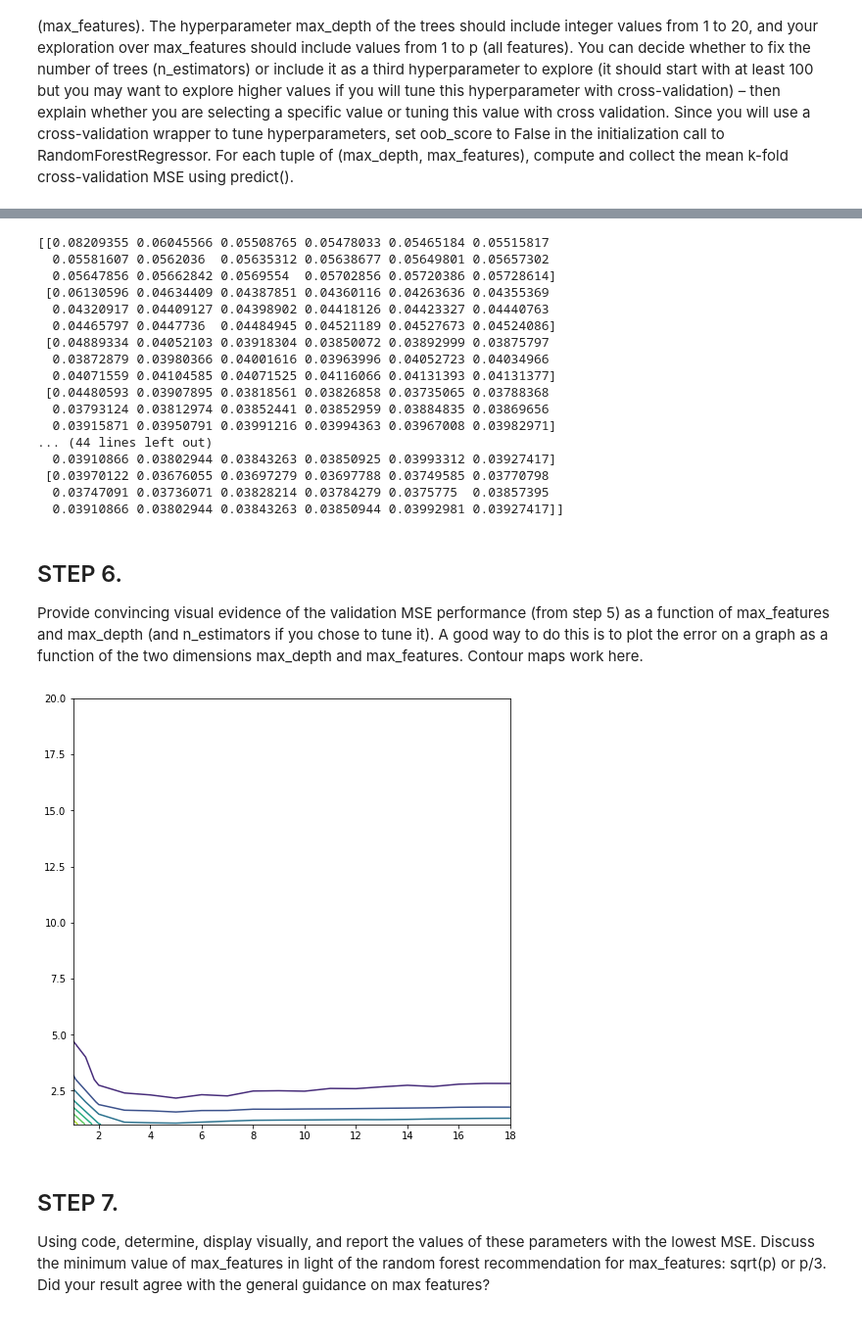
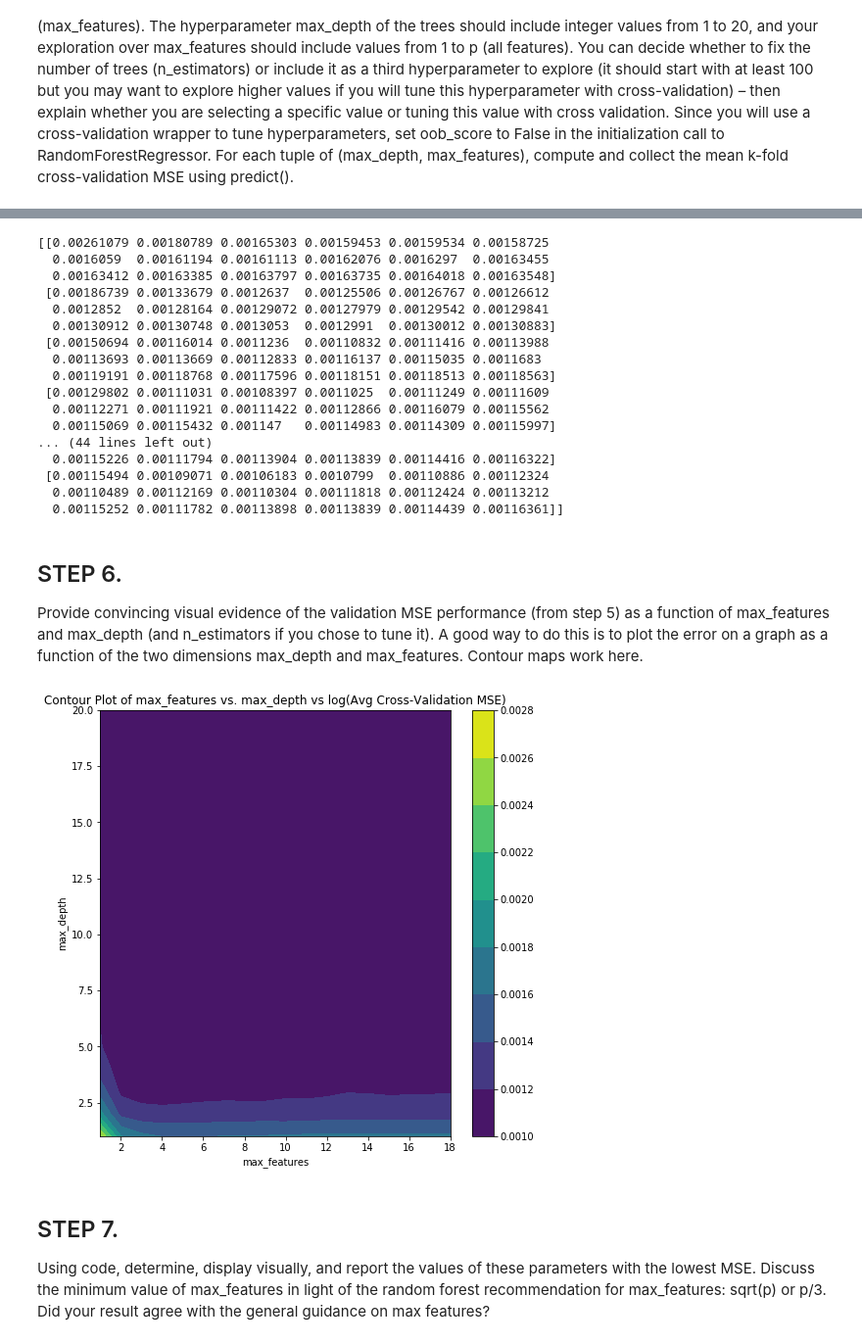
Before and after one commit to mwnewlin/AFIT, a Jupyter notebook: CSCE 623/code/HW5/NEWLIN_HW5.ipynb, the cells around one changed output, grey strips where cells are left out. Shown at 98% size. Cells and saved outputs as stored; diff of their text form; code cells hidden in the pictures.

```diff
--- a/CSCE 623/code/HW5/NEWLIN_HW5.ipynb
+++ b/CSCE 623/code/HW5/NEWLIN_HW5.ipynb
@@ -130,8 +137,4 @@ def calc_rf_cv_mse(kf, X, y, num_estimators, max_depth, max_features, seed):
 # %%
-# Split truth values from rest of df
-y_nonTest = Hitters_nonTest['Salary']
-Hitters_nonTest = Hitters_nonTest.drop(['Salary'], axis=1)
-
 # Use K = 5 here. We have 200 observations in nontest so 40 points per fold
 kfold = KFold(n_splits=5, random_state=1)
 rf_mse_list = np.zeros((20, len(Hitters_nonTest.columns)))
@@ -145,37 +148,42 @@ X_nonTest = np.array(Hitters_nonTest)
 for d in range(1,20+1):
     mse = []
     for p in range(1,len(Hitters_nonTest.columns)+1):
-        rf_mse_list[d-1,p-1] = calc_rf_cv_mse(kfold, X_nonTest, y_nonTest, 100, d, p, 1)
+        rf_mse_list[d-1,p-1] = calc_rf_cv_mse(kfold, X_nonTest, y_nonTest, 100, d, p, 42)
 # %%
 print(rf_mse_list)
 # %% [output]
-[[0.08209355 0.06045566 0.05508765 0.05478033 0.05465184 0.05515817
-  0.05581607 0.0562036  0.05635312 0.05638677 0.05649801 0.05657302
-  0.05647856 0.05662842 0.0569554  0.05702856 0.05720386 0.05728614]
- [0.06130596 0.04634409 0.04387851 0.04360116 0.04263636 0.04355369
-  0.04320917 0.04409127 0.04398902 0.04418126 0.04423327 0.04440763
-  0.04465797 0.0447736  0.04484945 0.04521189 0.04527673 0.04524086]
- [0.04889334 0.04052103 0.03918304 0.03850072 0.03892999 0.03875797
-  0.03872879 0.03980366 0.04001616 0.03963996 0.04052723 0.04034966
-  0.04071559 0.04104585 0.04071525 0.04116066 0.04131393 0.04131377]
- [0.04480593 0.03907895 0.03818561 0.03826858 0.03735065 0.03788368
-  0.03793124 0.03812974 0.03852441 0.03852959 0.03884835 0.03869656
-  0.03915871 0.03950791 0.03991216 0.03994363 0.03967008 0.03982971]
+[[0.00261079 0.00180789 0.00165303 0.00159453 0.00159534 0.00158725
+  0.0016059  0.00161194 0.00161113 0.00162076 0.0016297  0.00163455
+  0.00163412 0.00163385 0.00163797 0.00163735 0.00164018 0.00163548]
+ [0.00186739 0.00133679 0.0012637  0.00125506 0.00126767 0.00126612
+  0.0012852  0.00128164 0.00129072 0.00127979 0.00129542 0.00129841
+  0.00130912 0.00130748 0.0013053  0.0012991  0.00130012 0.00130883]
+ [0.00150694 0.00116014 0.0011236  0.00110832 0.00111416 0.00113988
+  0.00113693 0.00113669 0.00112833 0.00116137 0.00115035 0.0011683
+  0.00119191 0.00118768 0.00117596 0.00118151 0.00118513 0.00118563]
+ [0.00129802 0.00111031 0.00108397 0.0011025  0.00111249 0.00111609
+  0.00112271 0.00111921 0.00111422 0.00112866 0.00116079 0.00115562
+  0.00115069 0.00115432 0.001147   0.00114983 0.00114309 0.00115997]
 ... (44 lines left out)
-  0.03910866 0.03802944 0.03843263 0.03850925 0.03993312 0.03927417]
- [0.03970122 0.03676055 0.03697279 0.03697788 0.03749585 0.03770798
-  0.03747091 0.03736071 0.03828214 0.03784279 0.0375775  0.03857395
-  0.03910866 0.03802944 0.03843263 0.03850944 0.03992981 0.03927417]]
+  0.00115226 0.00111794 0.00113904 0.00113839 0.00114416 0.00116322]
+ [0.00115494 0.00109071 0.00106183 0.0010799  0.00110886 0.00112324
+  0.00110489 0.00112169 0.00110304 0.00111818 0.00112424 0.00113212
+  0.00115252 0.00111782 0.00113898 0.00113839 0.00114439 0.00116361]]
 # %% [markdown]
 ## STEP 6.
 Provide convincing visual evidence of the validation MSE performance (from step 5) as a function of max_features and max_depth (and n_estimators if you chose to tune it).    A good way to do this is to plot the error on a graph as a function of the two dimensions max_depth and max_features.  Contour maps work here.
 # %%
 max_depth_list = np.arange(1,21,1)
 max_feat_list = np.arange(1,len(Hitters_nonTest.columns)+1,1)
 fig_contour = plt.figure(figsize=(8,8))
-ax = plt.contour(max_feat_list, max_depth_list, rf_mse_list)
+ax = plt.contourf(max_feat_list, max_depth_list, rf_mse_list)
+cbar = fig_contour.colorbar(ax)
+plt.xlabel("max_features")
+plt.ylabel("max_depth")
+plt.title("Contour Plot of max_features vs. max_depth vs log(Avg Cross-Validation MSE)")
+plt.show()
 # %% [output]
-[figure, old version]
+[figure, new version]
 # %% [markdown]
 ## STEP 7.
 Using code, determine, display visually, and report the values of these parameters with the lowest MSE.  Discuss the minimum value of max_features in light of the random forest recommendation for max_features: sqrt(p) or p/3.  Did your result agree with the general guidance on max features?
```
Also changed, not shown: parts of 12 cells of this notebook, 1 other file.
